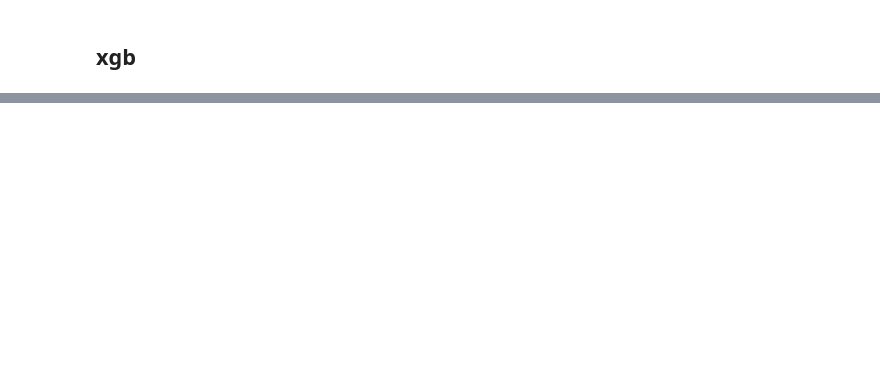
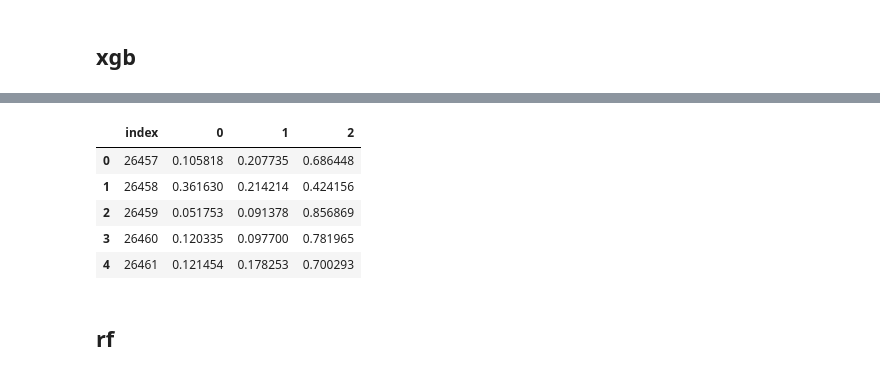
Before and after one commit to Sejong-Kaggle-Challengers/MAIN, a Jupyter notebook: [16-2]신용카드사용자연체예측AI경진대회/dacon14.ipynb, the cells around one changed output, grey strips where cells are left out. Saved outputs shown, nothing was run; the diff lists cells and outputs as text; code cells hidden in the pictures; blank space fills up the shorter version.

```diff
--- a/[16-2]신용카드사용자연체예측AI경진대회/dacon14.ipynb
+++ b/[16-2]신용카드사용자연체예측AI경진대회/dacon14.ipynb
@@ -297,8 +401,8 @@ for col in test.columns:
 # %%
-train=train.drop(drop_cols,axis=1)
-test=test.drop(drop_cols,axis=1)
+# train=train.drop(drop_cols,axis=1)
+# test=test.drop(drop_cols,axis=1)
 # %%
-# train=pd.get_dummies(train,drop_first=True)
-# test=pd.get_dummies(test,drop_first=True)
+train=pd.get_dummies(train,drop_first=True)
+test=pd.get_dummies(test,drop_first=True)
 # %%
 train.shape,test.shape
@@ -305,5 +411,5 @@ train.shape,test.shape
 # %%
-train['begin_month']=train['begin_month'].astype(int)
+# train['begin_month']=train['begin_month'].astype(int)
 # %%
 X=train.drop('credit',axis=1)
 y=train['credit']
@@ -327,9 +433,9 @@ params={
     'random_state':71,
     'n_estimators':1000
 }
-model=xgb.XGBClassifier(**params)
+xgb_model=xgb.XGBClassifier(**params)
 
-model.fit(X_train,y_train,
-          eval_set=[(X_train, y_train),(X_test,y_test)],
-          eval_metric='mlogloss',verbose=True,
-          early_stopping_rounds=10)
+xgb_model.fit(X_train,y_train,
+              eval_set=[(X_train, y_train),(X_test,y_test)],
+              eval_metric='mlogloss',verbose=True,
+              early_stopping_rounds=10)
@@ -336,6 +470,13 @@ model.fit(X_train,y_train,
 # %%
-pred=pd.DataFrame(model.predict_proba(testc))
-pred['index']=submit['index']
-pred=pred[['index',0,1,2]]
-pred.head()
+xgb_pred=pd.DataFrame(xgb_model.predict_proba(testc))
+xgb_pred['index']=submit['index']
+xgb_pred=xgb_pred[['index',0,1,2]]
+xgb_pred.head()
+# %% [output]
+|  | index | 0 | 1 | 2 |
+| 0 | 26457 | 0.105818 | 0.207735 | 0.686448 |
+| 1 | 26458 | 0.361630 | 0.214214 | 0.424156 |
+| 2 | 26459 | 0.051753 | 0.091378 | 0.856869 |
+| 3 | 26460 | 0.120335 | 0.097700 | 0.781965 |
+| 4 | 26461 | 0.121454 | 0.178253 | 0.700293 |
 # %%
@@ -346,0 +488,2 @@ pred.to_csv('20210508_xgboost_all_cat_grpincome.csv',index=False)
+# %% [markdown]
+## rf
```
Also changed, not shown: parts of 58 cells of this notebook, 1 other file.
